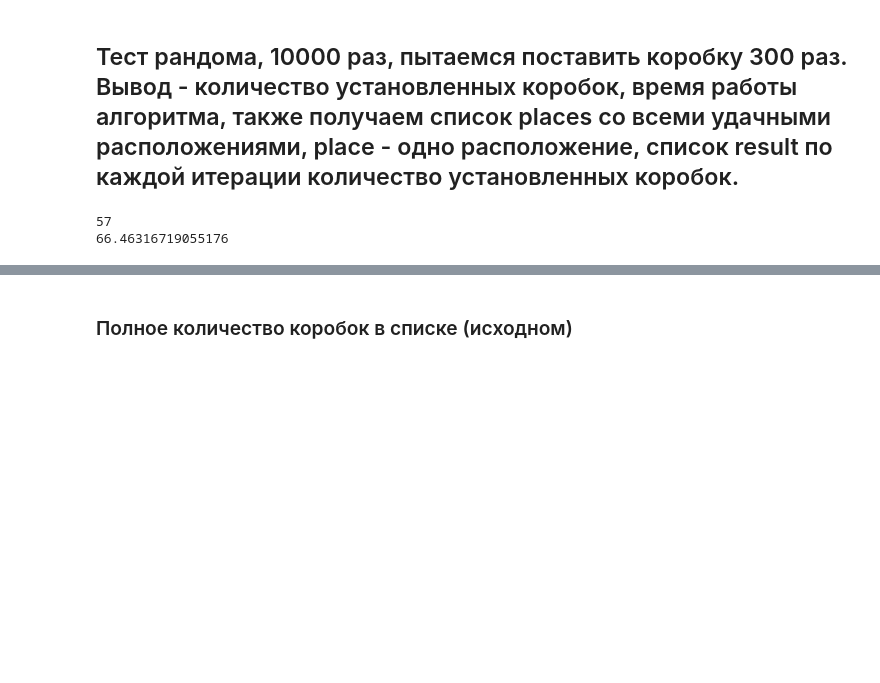
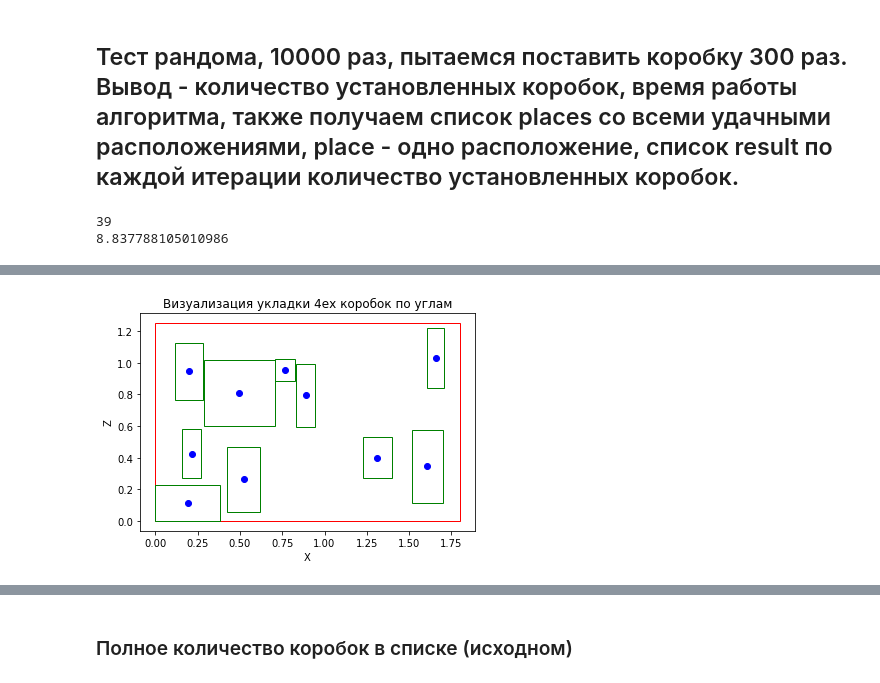
Before and after one commit to d1koav/BubbleBrawl, a Jupyter notebook: code.ipynb, the cells around one changed output, grey strips where cells are left out. Saved outputs shown, nothing was run; the diff lists cells and outputs as text; code cells hidden in the pictures; blank space fills up the shorter version.

```diff
--- a/code.ipynb
+++ b/code.ipynb
@@ -212,9 +224,9 @@ space
 # %%
 import random
 def random_center(pallet_size, box_size):
-    center_rand = {'x': random.randint(int(box_size['length'] * 1000 / 2), int(pallet_size['length'] * 1000 - box_size['length'] / 2)) / 1000,
-                   'y': random.randint(int(box_size['height'] * 1000 / 2), int(pallet_size['height'] * 1000 - box_size['height'] / 2)) / 1000,
-                   'z': random.randint(int(box_size['width'] * 1000 / 2), int(pallet_size['width'] * 1000 - box_size['width'] / 2)) / 1000}
+    center_rand = {'x': random.randint(int(box_size['length'] * 1000 / 2), int(pallet_size['length'] * 1000 - box_size['length']*1000 / 2)) / 1000,
+                   'y': random.randint(int(box_size['height'] * 1000 / 2), int(pallet_size['height'] * 1000 - box_size['height']*1000 / 2)) / 1000,
+                   'z': random.randint(int(box_size['width'] * 1000 / 2), int(pallet_size['width'] * 1000 - box_size['width']*1000 / 2)) / 1000}
     return center_rand
 # %% [markdown]
 ## Проверка на возможность размещения коробки в паллете, на основе данных списка с уже имеющимися коробками
@@ -233,7 +245,7 @@ place = []
 places = []
 import time
 start = time.time()
-for i in range(10000):
+for i in range(1000):
     test_Placement = []
     test = all_RectCuboid[0]
     test.set_center({'x' : test.size_orientated['length']/2, 'y' : test.size_orientated['height']/2, 'z' : test.size_orientated['width']/2})
@@ -263,5 +275,66 @@ for i in range(10000):
 print(max(result))
 print(time.time() - start)
 # %% [output]
-57
-66.46316719055176
+39
+8.837788105010986
+# %%
+# Placement 1 box
+result = []
+place = []
+places = []
+import time
+start = time.time()
+test_Placement = []
+test = all_RectCuboid[0]
+test.set_center({'x' : test.size_orientated['length']/2, 'y' : test.size_orientated['height']/2, 'z' : test.size_orientated['width']/2})
+test_Placement.append(test)
+flag = False
+ok = True
+for rect in all_RectCuboid[1:]:
+    ok = True
+    rand_cord = random_center(space, rect.size_orientated)
+    rand_cord['y'] = rect.size_orientated['height']/2
+    rect.set_center(rand_cord)
+    for num in range(10000):
+        if check_box_placement(test_Placement, rect):
+            test_Placement.append(rect)
+            print('placed')
+            ok = False
+            break
+        else:
+            rand_cord = random_center(space, rect.size_orientated)
+            rand_cord['y'] = rect.size_orientated['height']/2
+            rect.set_center(rand_cord)
+    if ok:
+        print('done')
+        break
+print(len(test_Placement))
+%matplotlib inline
+import matplotlib.pyplot as plt
+import matplotlib.patches as patches
+
+fig, ax = plt.subplots()
+space_rect = patches.Rectangle((0,0), space['length'], space['width'], linewidth=1, edgecolor='r', facecolor='none')
+ax.add_patch(space_rect)
+for obj in test_Placement:
+    x1 = obj.center['x']
+    z1 = obj.center['z']
+    ax.plot(x1,z1, 'o', color='blue')
+    rect = patches.Rectangle((obj.cords['x_min'], obj.cords['z_min']), obj.size_orientated['length'], obj.size_orientated['width'], linewidth=1, edgecolor='g', facecolor='none')
+    ax.add_patch(rect)
+ax.set_xlabel('X')
+ax.set_ylabel('Z')
+ax.set_title('Визуализация укладки 4ех коробок по углам')
+plt.savefig('4.png', dpi=300)
+# for i in test_Placement:
+#     print(i.get_info())
+# if result and len(test_Placement) > max(result):
+#     place = test_Placement
+# elif result and len(test_Placement) == max(result):
+#     place = test_Placement
+#     places.append(test_Placement)
+#     result.append(len(test_Placement))
+
+# print(max(result))
+# print(time.time() - start)
+# %% [output]
@@ -267,0 +352 @@ print(time.time() - start)
+[figure, added]
```
Also changed, not shown: parts of 7 cells of this notebook.
